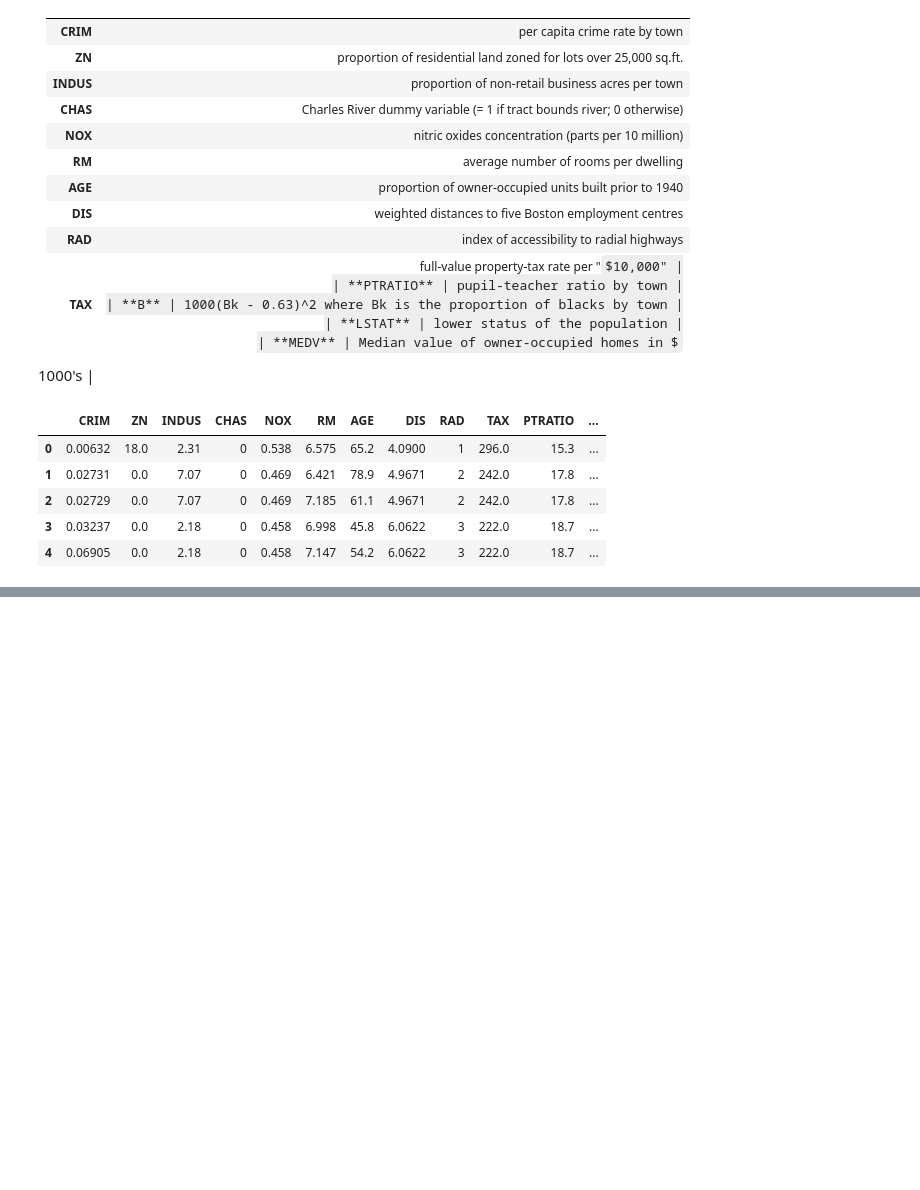
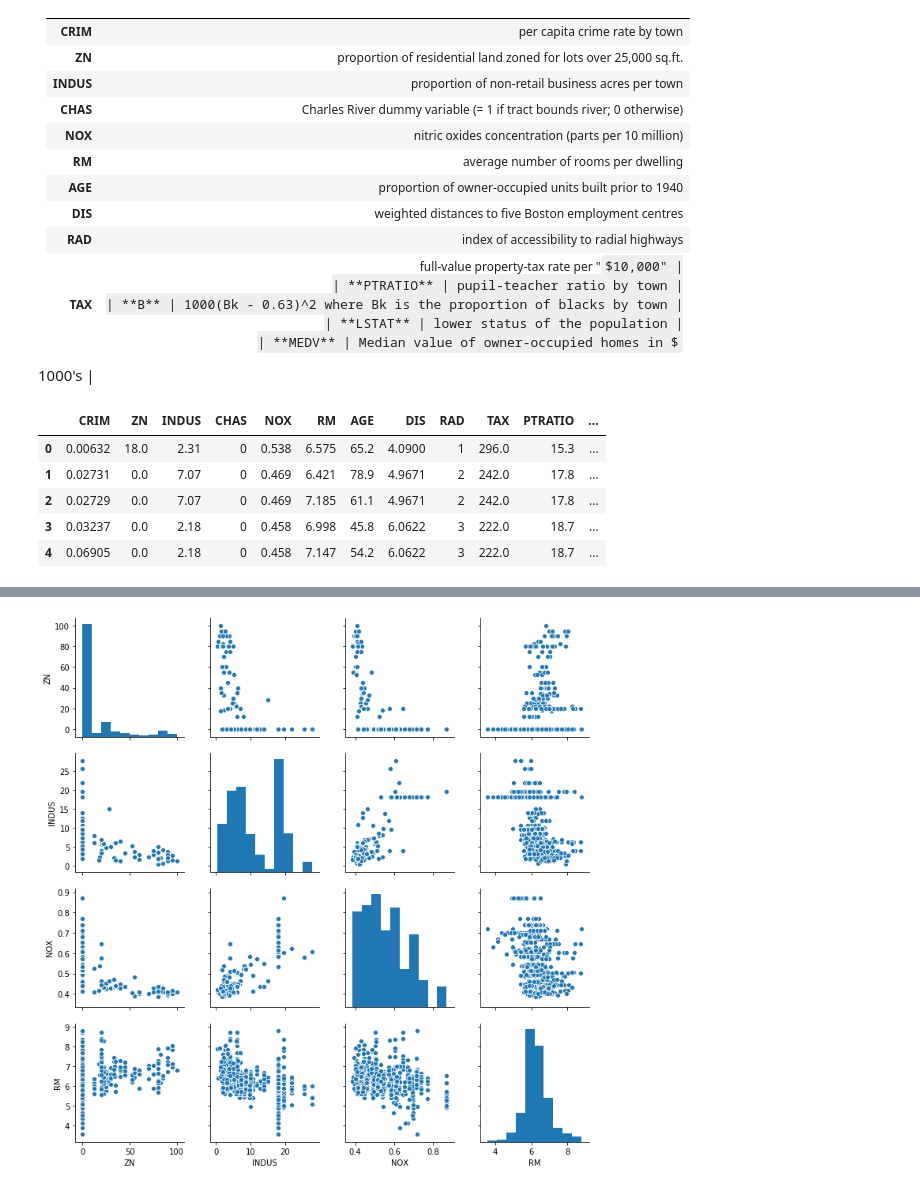
Before and after one commit to rzadrzi/machin-learning-tutorial-01, a Jupyter notebook: 01-Regression/housing.ipynb, the cells around one changed output, grey strips where cells are left out. Saved outputs shown, nothing was run; the diff lists cells and outputs as text; code cells hidden in the pictures; some formulas as TeX source; blank space fills up the shorter version.

```diff
--- a/01-Regression/housing.ipynb
+++ b/01-Regression/housing.ipynb
@@ -36,0 +60,6 @@ data.head()
+# %%
+col_study=["ZN", "INDUS", "NOX", "RM"]
+sns.pairplot(data[col_study], height=2.5)
+plt.show()
+# %% [output]
+[figure, added]
```
Also changed, not shown: parts of 5 cells of this notebook.
